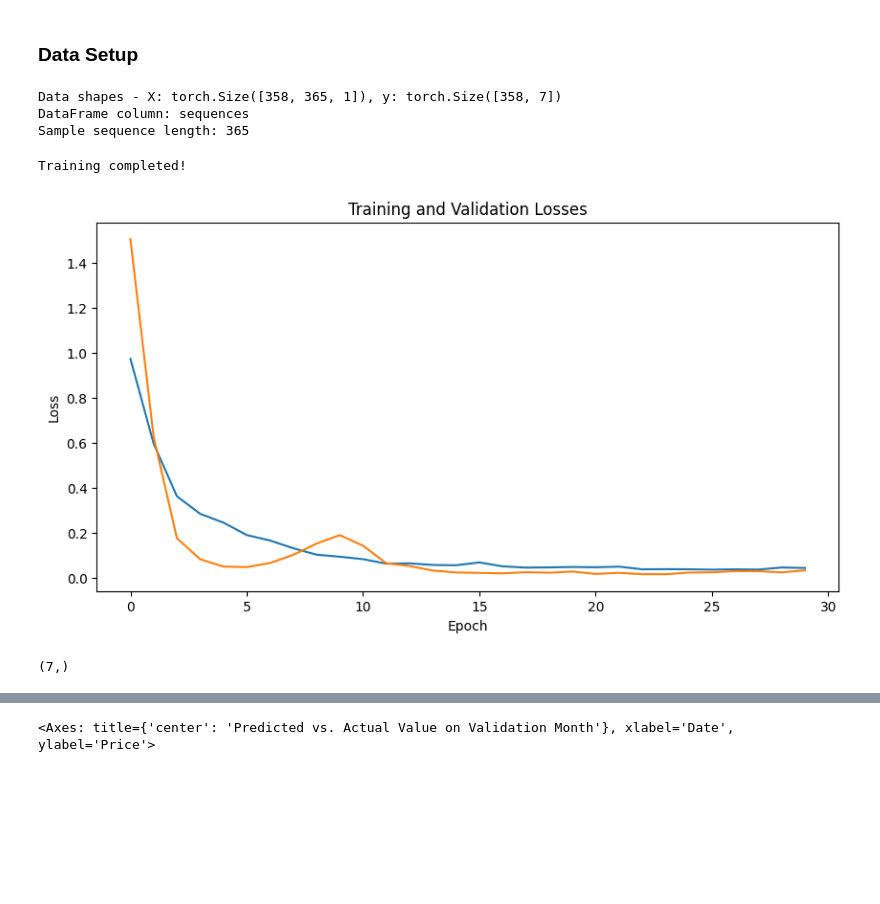
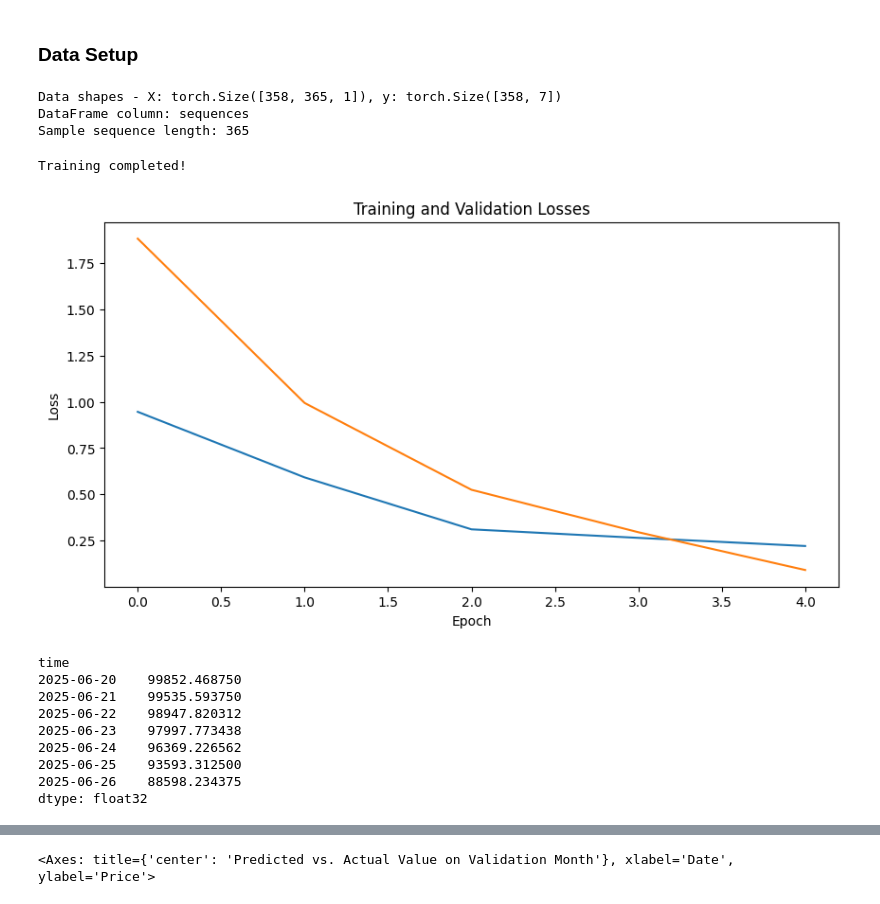
Before and after one commit to kingsuching/cryptoTrading, a Jupyter notebook: training notebooks/transformer.ipynb, the cells around one changed output, grey strips where cells are left out. Cells and saved outputs as stored; diff of their text form; code cells hidden in the pictures; blank space fills up the shorter version.

```diff
--- a/training notebooks/transformer.ipynb
+++ b/training notebooks/transformer.ipynb
@@ -108,22 +759,23 @@ model = torch.load(f'../models/{COIN}_model2.pth')
 # %%
 # Create model with appropriate settings for Bitcoin prediction
 model = BaseTransformer(
     d_model=128,
     num_heads=8,
     num_layers=4,
-    learning_rate=1e-4,  # This is fine now with normalized data
+    output_dim=7,  # Add this line - this is crucial!
+    learning_rate=1e-4,
     batch_size=32,
     dropout=0.1,
     mask_value=FILL
 )
-model.fit(X_train_norm, y_train_norm, epochs=30, validation_data=(X_test_norm, y_test_norm))
+model.fit(X_train_norm, y_train_norm, epochs=5, validation_data=(X_test_norm, y_test_norm))
 torch.save(model, f'../models/{COIN}_model.pth')
 # %% [output]
 Data shapes - X: torch.Size([358, 365, 1]), y: torch.Size([358, 7])
 DataFrame column: sequences
 Sample sequence length: 365
 Training completed!
-[figure, old version]
+[figure, new version]
 # %%
 model = torch.load(f'../models/{COIN}_full_model.pth')
 
@@ -131,8 +783,17 @@ predictions = model.predict(X_test_norm)
 predictions = target_scaler.inverse_transform(predictions).reshape(-1)
 predictions = pd.Series(predictions, index=y_test.index)
 y_test_norm.index = X_test_norm.index
+predictions
 # %% [output]
-(7,)
+time
+2025-06-20    99852.468750
+2025-06-21    99535.593750
+2025-06-22    98947.820312
+2025-06-23    97997.773438
+2025-06-24    96369.226562
+2025-06-25    93593.312500
+2025-06-26    88598.234375
+dtype: float32
 # %%
 diff = predictions - y_test
 plt.axhline(0.0, color='r', linestyle='--')
```
Also changed, not shown: parts of 4 cells of this notebook, 2 other files.
